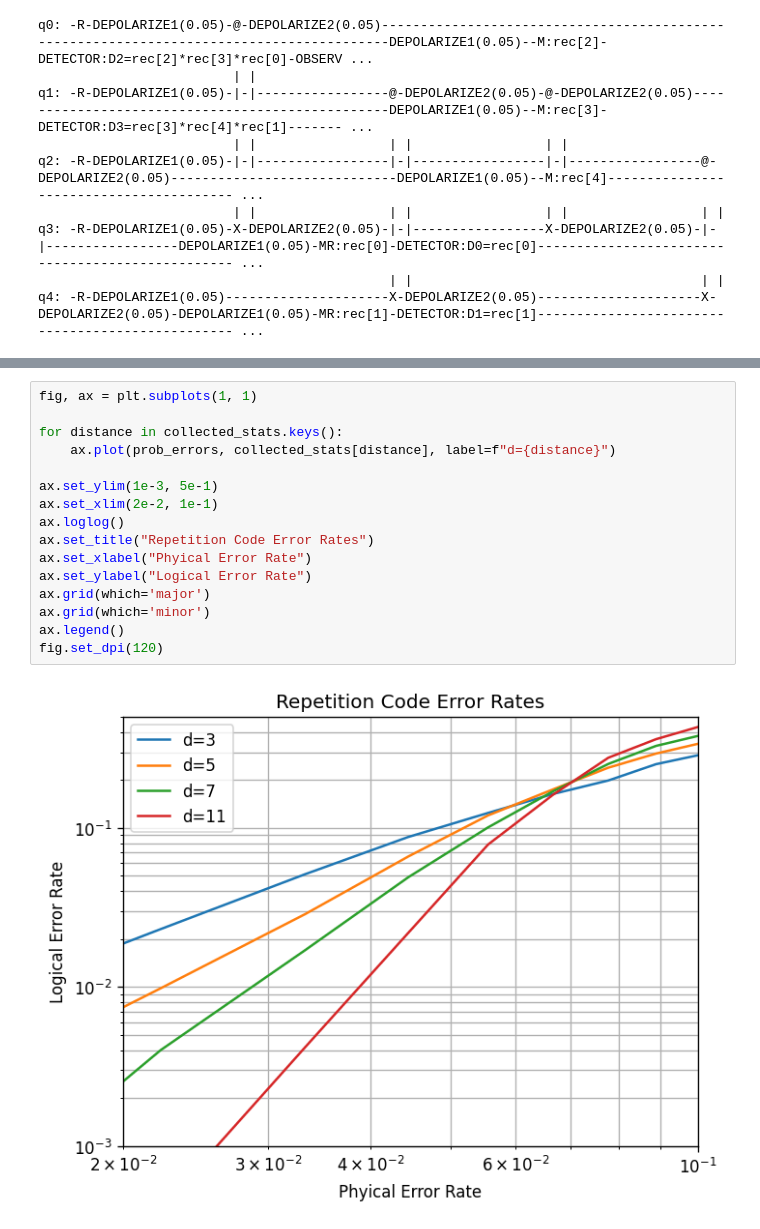
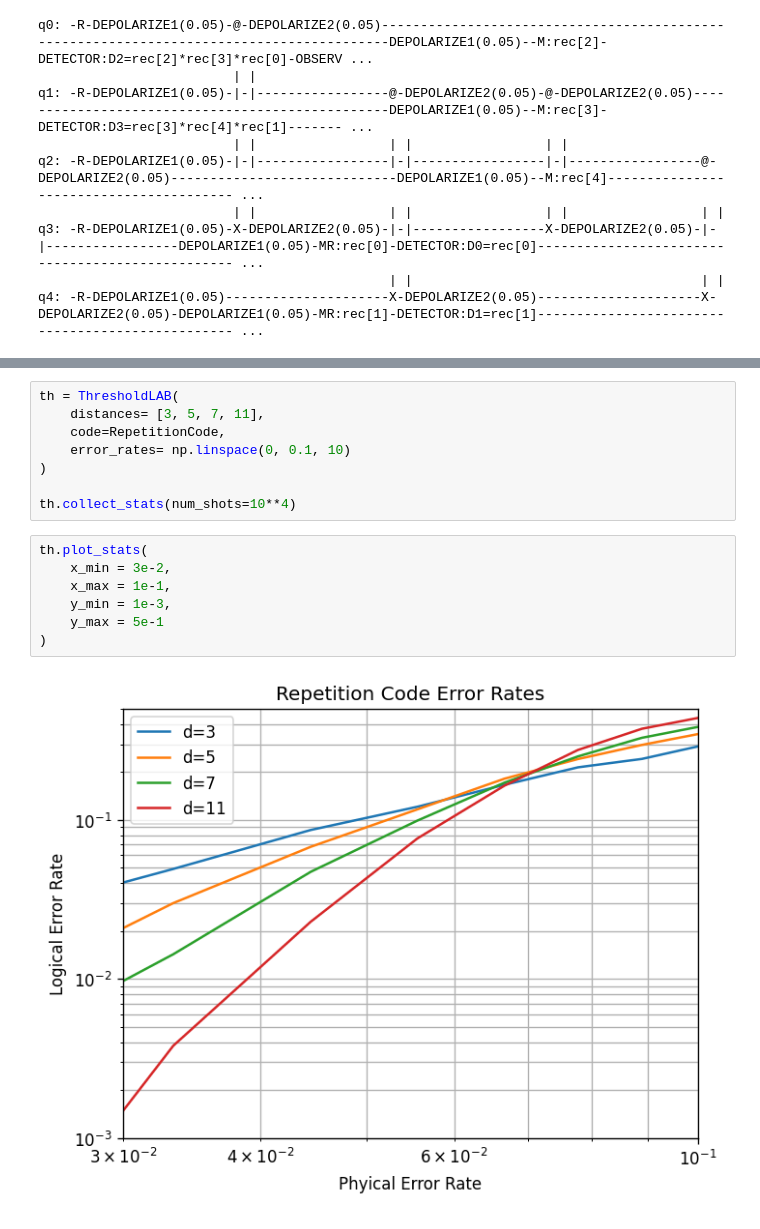
Before and after one commit to adelshb/qec-with-code, a Jupyter notebook: notebooks/repetition_code.ipynb, the cells around one changed output, grey strips where cells are left out. Drawn from its saved outputs; the diff is of its cells as text.

Commit message:
adding the name property to code and update the plots in the notebooks to use the threshold lab

```diff
--- a/notebooks/repetition_code.ipynb
+++ b/notebooks/repetition_code.ipynb
@@ -51,18 +29,17 @@ for distance in [3, 5, 7, 11]:
-# %%
-fig, ax = plt.subplots(1, 1)
-
-for distance in collected_stats.keys():
-    ax.plot(prob_errors, collected_stats[distance], label=f"d={distance}")
-
-ax.set_ylim(1e-3, 5e-1)
-ax.set_xlim(2e-2, 1e-1)
-ax.loglog()
-ax.set_title("Repetition Code Error Rates")
-ax.set_xlabel("Phyical Error Rate")
-ax.set_ylabel("Logical Error Rate")
-ax.grid(which='major')
-ax.grid(which='minor')
-ax.legend()
-fig.set_dpi(120)
-# %% [output]
-[figure, removed]
+# %%
+th = ThresholdLAB(
+    distances= [3, 5, 7, 11],
+    code=RepetitionCode,
+    error_rates= np.linspace(0, 0.1, 10)
+)
+
+th.collect_stats(num_shots=10**4)
+# %%
+th.plot_stats(
+    x_min = 3e-2,
+    x_max = 1e-1,
+    y_min = 1e-3,
+    y_max = 5e-1
+)
+# %% [output]
+[figure, added]
```
Also changed, not shown: parts of 3 cells of this notebook, 6 other files.
